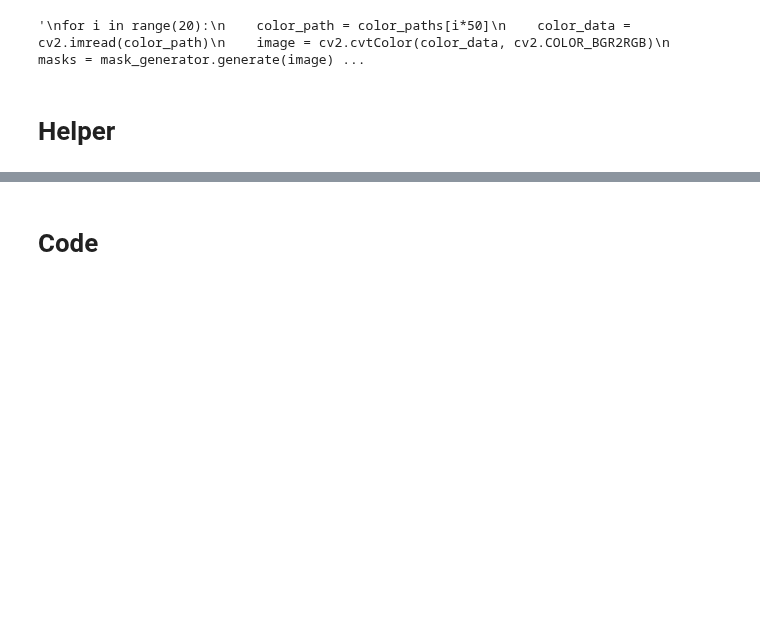
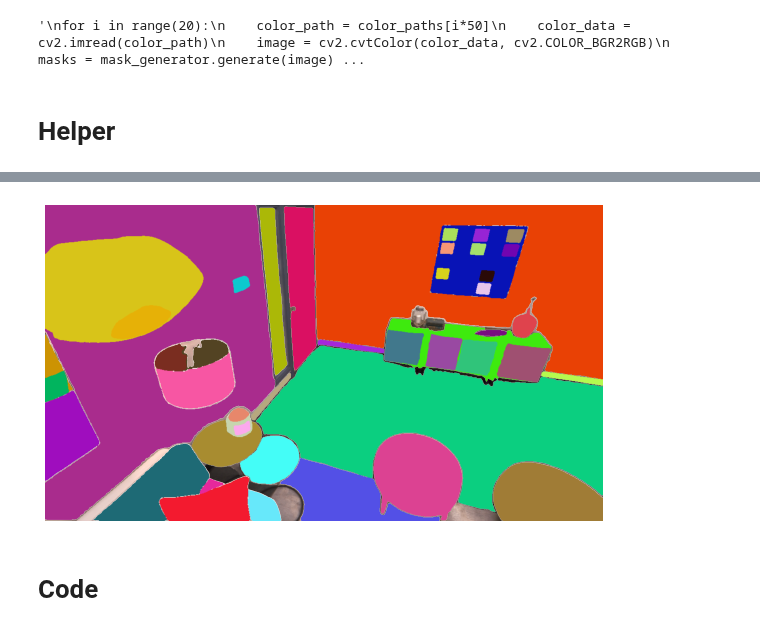
Before and after one commit to doginono/SceneSAM, a Jupyter notebook: src/utils/Automatic.ipynb, the cells around one changed output, grey strips where cells are left out. Saved outputs shown, nothing was run; the diff lists cells and outputs as text; code cells hidden in the pictures; blank space fills up the shorter version.

Commit message:
VIsualization

```diff
--- a/src/utils/Automatic.ipynb
+++ b/src/utils/Automatic.ipynb
@@ -20,17 +20,6 @@ print(depth_paths)
 # %% [output]
 ['/home/koerner/Project_Dogu/wsnsl/Datasets/Replica/room0/results/frame000000.jpg', '/home/koerner/Project_Dogu/wsnsl/Datasets/Replica/room0/results/frame000001.jpg', '/home/koerner/Project_Dogu/wsnsl ...
 ['/home/koerner/Project_Dogu/wsnsl/Datasets/Replica/room0/results/depth000000.png', '/home/koerner/Project_Dogu/wsnsl/Datasets/Replica/room0/results/depth000001.png', '/home/koerner/Project_Dogu/wsnsl ...
-# %%
-sam_checkpoint = '/home/koerner/Project/nice-slam/sam/sam_vit_h_4b8939.pth'
-model_type = "vit_h"
-
-
-sam = sam_model_registry[model_type](checkpoint=sam_checkpoint)
-sam.to(device="cuda")
-
-
-mask_generator = SamAutomaticMaskGenerator(
-    sam, points_per_side=16, pred_iou_thresh=0.9, stability_score_thresh=0.9, crop_n_layers=1, crop_n_points_downscale_factor=2, min_mask_region_area=1000)
 # %%
 '''
 for i in range(20):
@@ -168,3 +155,75 @@ def sample_from_instances_with_ids_area(ids, numberOfMasks, points_per_instance=
+# %%
+sam_checkpoint = '/home/koerner/Project/nice-slam/sam/sam_vit_h_4b8939.pth'
+model_type = "vit_h"
+
+
+sam = sam_model_registry[model_type](checkpoint=sam_checkpoint)
+sam.to(device="cuda")
+
+
+mask_generator = SamAutomaticMaskGenerator(
+    sam, points_per_side=16, pred_iou_thresh=0.9, stability_score_thresh=0.9, crop_nms_thresh=0.2,box_nms_thresh=0.4,crop_n_layers=0, crop_n_points_downscale_factor=2, min_mask_region_area=10000)
+#crop_n_layers (int): If >0, mask prediction will be run again on
+#crops of the image. Sets the number of layers to run, where each
+ #layer has 2**i_layer number of image crops.
+ #crop_nms_thresh (float): The box IoU cutoff used by non-maximal suppression to filter duplicate masks between different crops.
+"""
+        Using a SAM model, generates masks for the entire image.
+        Generates a grid of point prompts over the image, then filters
+        low quality and duplicate masks. The default settings are chosen
+        for SAM with a ViT-H backbone.
+
+        Arguments:
+          model (Sam): The SAM model to use for mask prediction.
+          points_per_side (int or None): The number of points to be sampled
+            along one side of the image. The total number of points is
+            points_per_side**2. If None, 'point_grids' must provide explicit
+            point sampling.
+          points_per_batch (int): Sets the number of points run simultaneously
+            by the model. Higher numbers may be faster but use more GPU memory.
+          pred_iou_thresh (float): A filtering threshold in [0,1], using the
+            model's predicted mask quality.
+          stability_score_thresh (float): A filtering threshold in [0,1], using
+            the stability of the mask under changes to the cutoff used to binarize
+            the model's mask predictions.
+          stability_score_offset (float): The amount to shift the cutoff when
+            calculated the stability score.
+          box_nms_thresh (float): The box IoU cutoff used by non-maximal
+            suppression to filter duplicate masks.
+          crop_n_layers (int): If >0, mask prediction will be run again on
+            crops of the image. Sets the number of layers to run, where each
+            layer has 2**i_layer number of image crops.
+          crop_nms_thresh (float): The box IoU cutoff used by non-maximal
+            suppression to filter duplicate masks between different crops.
+          crop_overlap_ratio (float): Sets the degree to which crops overlap.
+            In the first crop layer, crops will overlap by this fraction of
+            the image length. Later layers with more crops scale down this overlap.
+          crop_n_points_downscale_factor (int): The number of points-per-side
+            sampled in layer n is scaled down by crop_n_points_downscale_factor**n.
+          point_grids (list(np.ndarray) or None): A list over explicit grids
+            of points used for sampling, normalized to [0,1]. The nth grid in the
+            list is used in the nth crop layer. Exclusive with points_per_side.
+          min_mask_region_area (int): If >0, postprocessing will be applied
+            to remove disconnected regions and holes in masks with area smaller
+            than min_mask_region_area. Requires opencv.
+          output_mode (str): The form masks are returned in. Can be 'binary_mask',
+            'uncompressed_rle', or 'coco_rle'. 'coco_rle' requires pycocotools.
+            For large resolutions, 'binary_mask' may consume large amounts of
+            memory.
+        """
+currFramenumber=0
+color_data = cv2.imread(color_paths[currFramenumber])
+image = cv2.cvtColor(color_data, cv2.COLOR_BGR2RGB)
+masks = mask_generator.generate(image)
+ids = generateIds(masks, min_area=1000)
+#idler sortlancak
+plt.figure(figsize=(10,10))
+plt.imshow(image)
+vis.show_anns(masks)
+plt.axis('off')
+plt.show()
+# %% [output]
+[figure, added]
 # %% [markdown]
 # Code
 # %%
```
Also changed, not shown: parts of 4 cells of this notebook, 1 other file.
